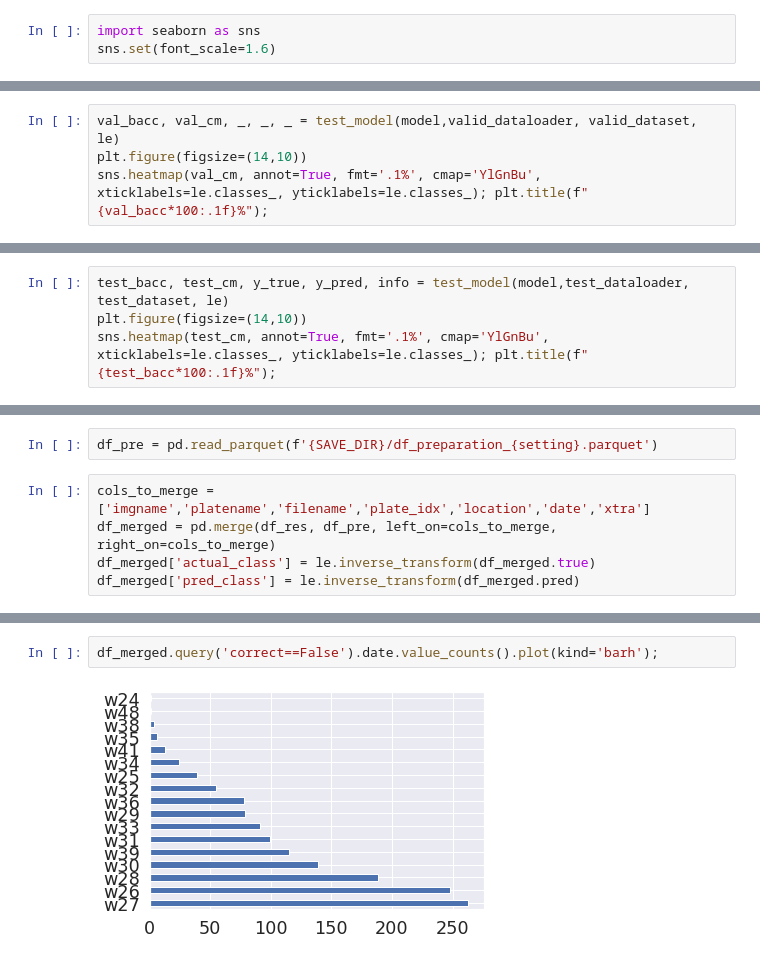
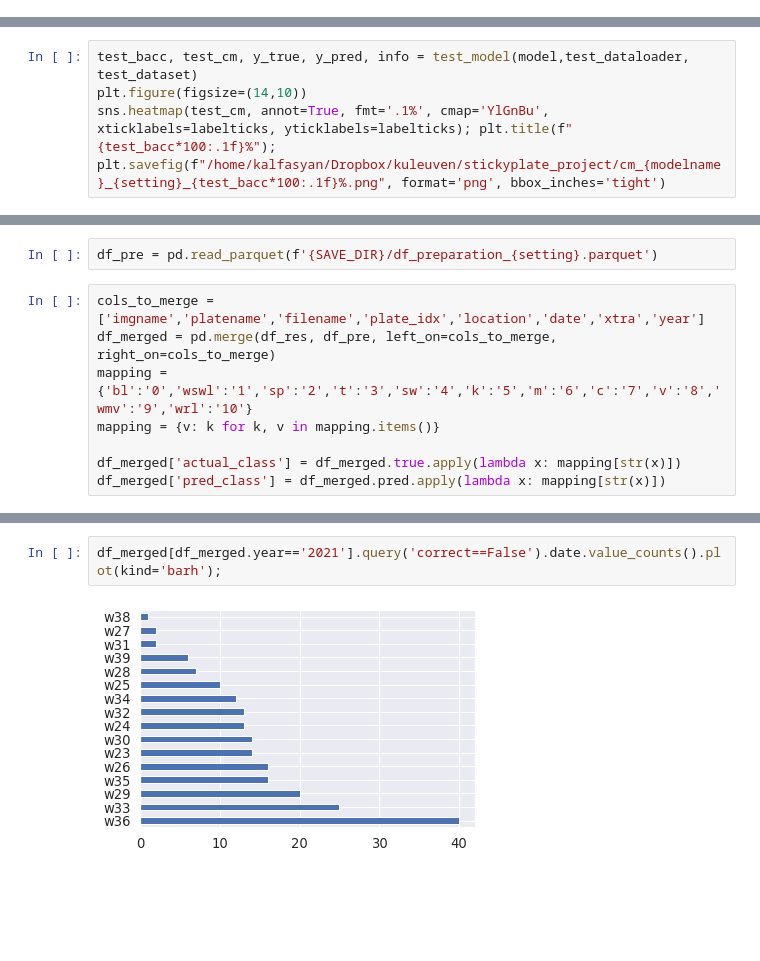
Before and after one commit to kalfasyan/stickybugs-ai, a Jupyter notebook: 003_Results.ipynb, the cells around one changed output, grey strips where cells are left out. Saved outputs shown, nothing was run; the diff lists cells and outputs as text; blank space fills up the shorter version.

```diff
--- a/003_Results.ipynb
+++ b/003_Results.ipynb
@@ -149,5 +148,2 @@ Train on gpu: True
 model, optimizer = load_checkpoint(f'{SAVE_DIR}/{modelname}_{setting}_best.pth.tar', model, optimizer)
 model = model.to('cuda', dtype=torch.float)
-# %%
-import seaborn as sns
-sns.set(font_scale=1.6)
@@ -177,5 +165,6 @@ Confusion matrix:
 # %%
-val_bacc, val_cm, _, _, _ = test_model(model,valid_dataloader, valid_dataset, le)
+test_bacc, test_cm, y_true, y_pred, info = test_model(model,test_dataloader, test_dataset)
 plt.figure(figsize=(14,10))
-sns.heatmap(val_cm, annot=True, fmt='.1%', cmap='YlGnBu', xticklabels=le.classes_, yticklabels=le.classes_); plt.title(f"{val_bacc*100:.1f}%");
+sns.heatmap(test_cm, annot=True, fmt='.1%', cmap='YlGnBu', xticklabels=labelticks, yticklabels=labelticks); plt.title(f"{test_bacc*100:.1f}%");
+plt.savefig(f"/home/kalfasyan/Dropbox/kuleuven/stickyplate_project/cm_{modelname}_{setting}_{test_bacc*100:.1f}%.png", format='png', bbox_inches='tight')
 # %% [output]
@@ -200,4 +171,0 @@ Confusion matrix:
-# %%
-test_bacc, test_cm, y_true, y_pred, info = test_model(model,test_dataloader, test_dataset, le)
-plt.figure(figsize=(14,10))
-sns.heatmap(test_cm, annot=True, fmt='.1%', cmap='YlGnBu', xticklabels=le.classes_, yticklabels=le.classes_); plt.title(f"{test_bacc*100:.1f}%");
@@ -228,7 +181,10 @@ df_res['correct'] = df_res.pred==df_res.true
 # %%
 df_pre = pd.read_parquet(f'{SAVE_DIR}/df_preparation_{setting}.parquet')
 # %%
-cols_to_merge = ['imgname','platename','filename','plate_idx','location','date','xtra']
+cols_to_merge = ['imgname','platename','filename','plate_idx','location','date','xtra','year']
 df_merged = pd.merge(df_res, df_pre, left_on=cols_to_merge, right_on=cols_to_merge)
-df_merged['actual_class'] = le.inverse_transform(df_merged.true)
-df_merged['pred_class'] = le.inverse_transform(df_merged.pred)
+mapping = {'bl':'0','wswl':'1','sp':'2','t':'3','sw':'4','k':'5','m':'6','c':'7','v':'8','wmv':'9','wrl':'10'}
+mapping = {v: k for k, v in mapping.items()}
+
+df_merged['actual_class'] = df_merged.true.apply(lambda x: mapping[str(x)])
+df_merged['pred_class'] = df_merged.pred.apply(lambda x: mapping[str(x)])
@@ -256,4 +196,4 @@ df_merged.query('correct==False').location.value_counts().plot(kind='barh')
 # %%
-df_merged.query('correct==False').date.value_counts().plot(kind='barh');
+df_merged[df_merged.year=='2021'].query('correct==False').date.value_counts().plot(kind='barh');
 # %% [output]
-[figure, old version]
+[figure, new version]
```
Also changed, not shown: parts of 36 cells of this notebook, 3 other files.
